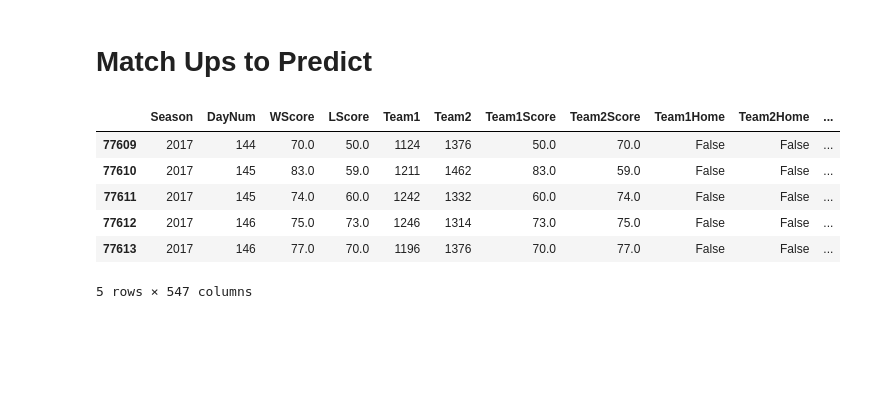
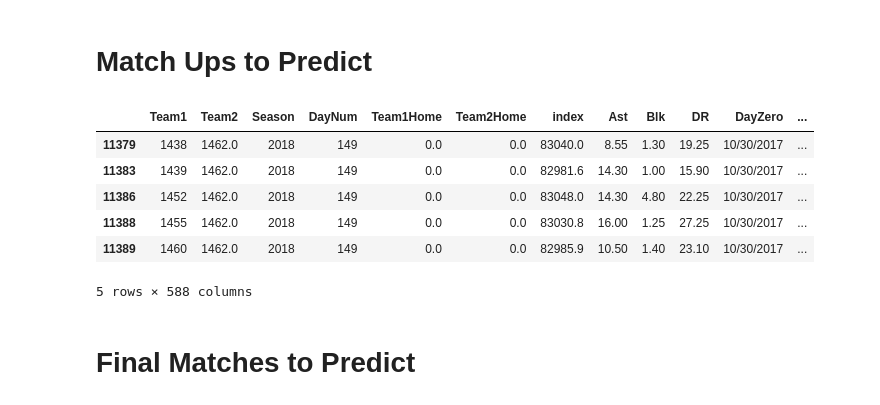
Before and after one commit to codybraun/ncaa, a Jupyter notebook: Data Cleaning.ipynb, the cells around one changed output. Saved outputs shown, nothing was run; the diff lists cells and outputs as text; code cells hidden in the pictures; blank space fills up the shorter version.

```diff
--- a/Data Cleaning.ipynb
+++ b/Data Cleaning.ipynb
@@ -12,8 +14,8 @@ pd.set_option('display.max_columns', 500)
 # %% [markdown]
 # Load CSVs
 # %%
-regular_season_results = pd.read_csv("../ncaa_data/RegularSeasonDetailedResults.csv")
-tourney_results = pd.read_csv("../ncaa_data/NCAATourneyDetailedResults.csv")
-secondary_results = pd.read_csv("../ncaa_data/SecondaryTourney")
+regular_season_results = pd.read_csv(DATA_PATH + "RegularSeasonDetailedResults.csv")
+tourney_results = pd.read_csv(DATA_PATH + "NCAATourneyDetailedResults.csv")
+secondary_results = pd.read_csv(DATA_PATH + "SecondaryTourneyTeams.csv")
 
 results = pd.concat([regular_season_results, tourney_results])
@@ -20,4 +24,4 @@ results = pd.concat([regular_season_results, tourney_results])
 # %%
-seasons = pd.read_csv("../ncaa_data/Seasons.csv")
+seasons = pd.read_csv(DATA_PATH + "Seasons.csv")
 seasons = seasons[["Season","DayZero"]]
 results = results.set_index("Season").join(seasons.set_index("Season"), how="inner", rsuffix="season").reset_index()
@@ -52,7 +68,7 @@ team_df["Seed"] = team_df["Seed"].fillna(20)
 # %% [markdown]
 # Bring in Massey Ordinals
 # %%
-massey = pd.read_csv("../ncaa_data/MasseyOrdinals.csv")
+massey = pd.read_csv(DATA_PATH + "MasseyOrdinals.csv")
 massey = massey.rename(columns={"RankingDayNum":"DayNum"})
 massey = massey.pivot_table(index=["Season","TeamID","DayNum"], columns="SystemName", values="OrdinalRank")
 massey = massey.fillna(method="ffill")
@@ -160,7 +175,7 @@ full_df.tail()
 # %% [markdown]
 # Match Ups to Predict
 # %%
-pairs_to_predict = pd.read_csv("../ncaa_data/SampleSubmissionStage1.csv")["ID"].str.split("_")
+pairs_to_predict = pd.read_csv(DATA_PATH + "SampleSubmissionStage1.csv")["ID"].str.split("_")
 seasons = pairs_to_predict.apply(lambda x: int(x[0]))
 team1 = pairs_to_predict.apply(lambda x: int(x[1]))
 team2 = pairs_to_predict.apply(lambda x:int(x[2]))
@@ -187,12 +202,14 @@ for column in ma_columns:
 # %%
 tourney_matchups.to_pickle("../ncaa_data/tourney_matchups.p")
 # %%
-full_df.tail()
+tourney_matchups.tail()
 # %% [output]
-|  | Season | DayNum | WScore | LScore | Team1 | Team2 | Team1Score | Team2Score | Team1Home | Team2Home | ... |
-| 77609 | 2017 | 144 | 70.0 | 50.0 | 1124 | 1376 | 50.0 | 70.0 | False | False | ... |
-| 77610 | 2017 | 145 | 83.0 | 59.0 | 1211 | 1462 | 83.0 | 59.0 | False | False | ... |
-| 77611 | 2017 | 145 | 74.0 | 60.0 | 1242 | 1332 | 60.0 | 74.0 | False | False | ... |
-| 77612 | 2017 | 146 | 75.0 | 73.0 | 1246 | 1314 | 73.0 | 75.0 | False | False | ... |
-| 77613 | 2017 | 146 | 77.0 | 70.0 | 1196 | 1376 | 70.0 | 77.0 | False | False | ... |
+|  | Team1 | Team2 | Season | DayNum | Team1Home | Team2Home | index | Ast | Blk | DR | DayZero | ... |
+| 11379 | 1438 | 1462.0 | 2018 | 149 | 0.0 | 0.0 | 83040.0 | 8.55 | 1.30 | 19.25 | 10/30/2017 | ... |
+| 11383 | 1439 | 1462.0 | 2018 | 149 | 0.0 | 0.0 | 82981.6 | 14.30 | 1.00 | 15.90 | 10/30/2017 | ... |
+| 11386 | 1452 | 1462.0 | 2018 | 149 | 0.0 | 0.0 | 83048.0 | 14.30 | 4.80 | 22.25 | 10/30/2017 | ... |
+| 11388 | 1455 | 1462.0 | 2018 | 149 | 0.0 | 0.0 | 83030.8 | 16.00 | 1.25 | 27.25 | 10/30/2017 | ... |
+| 11389 | 1460 | 1462.0 | 2018 | 149 | 0.0 | 0.0 | 82985.9 | 10.50 | 1.40 | 23.10 | 10/30/2017 | ... |
-5 rows × 547 columns
+5 rows × 588 columns
+# %% [markdown]
+# Final Matches to Predict
```
Also changed, not shown: parts of 15 cells of this notebook, 2 other files.
